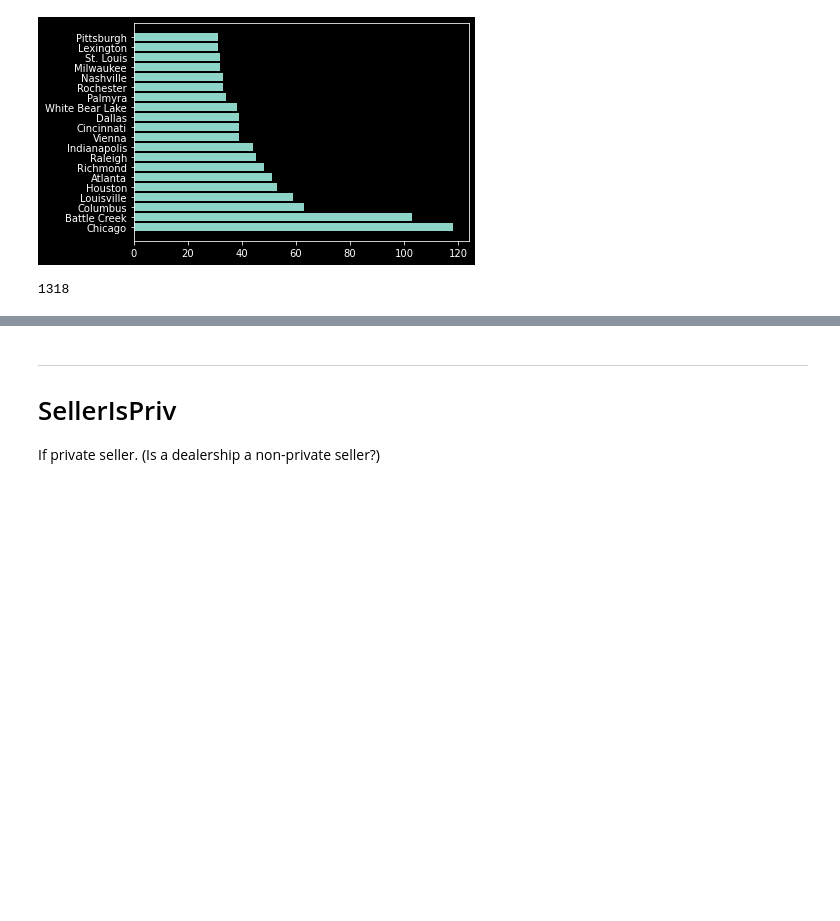
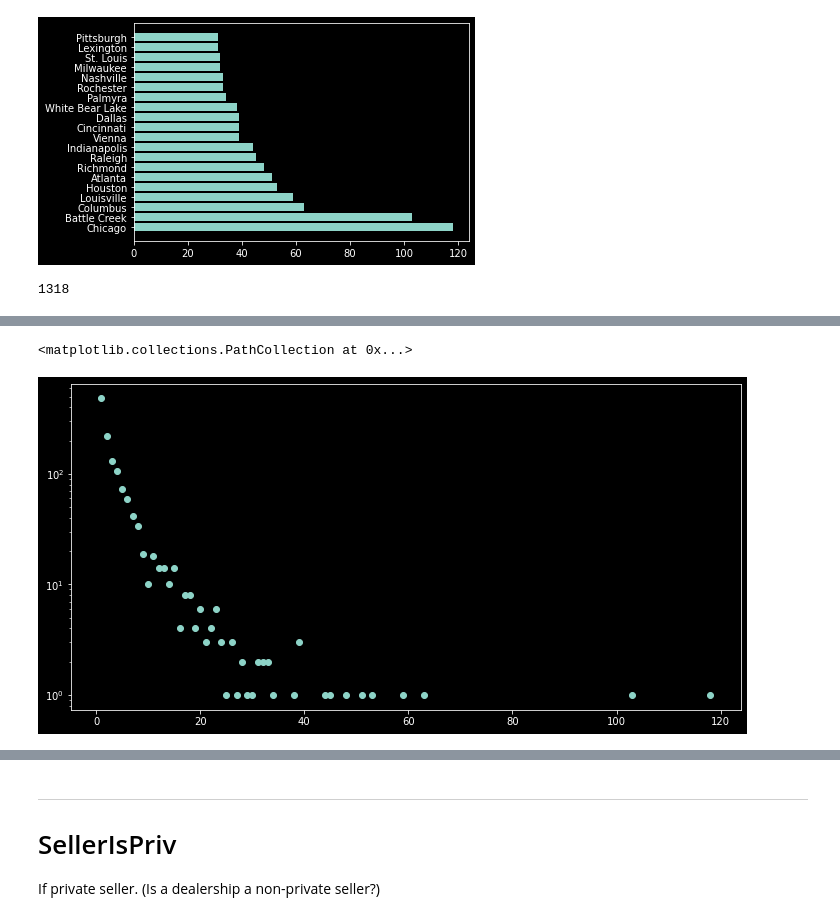
Before and after one commit to dtersegno/boeingds, a Jupyter notebook: notebooks/1_EDA.ipynb, the cells around one changed output, grey strips where cells are left out. Cells and saved outputs as stored; diff of their text form; code cells hidden in the pictures; blank space fills up the shorter version.

```diff
--- a/notebooks/1_EDA.ipynb
+++ b/notebooks/1_EDA.ipynb
@@ -90,8 +95,9 @@ testdf.ListingID.diff().hist(bins = 30, log = True)
 These all appear to be USA cities. Top represented cities largely not from the west coast?
 # %%
 #plot number of instances of sales from the most represented cities
-scvaluecounts = traindf.SellerCity.value_counts()[:20];
-plt.barh(scvaluecounts.index, scvaluecounts);
+scvaluecounts = traindf.SellerCity.value_counts();
+plot_limit = 20
+plt.barh(scvaluecounts.index[:plot_limit], scvaluecounts[:plot_limit]);
 # %% [output]
 [figure]
 # %%
@@ -101,0 +140,11 @@ len(traindf.SellerCity.unique())
+# %%
+#look at value counts of value counts.
+scvcvc = scvaluecounts.value_counts()
+
+#plot how many cities (y) have x sales
+fig, ax = plt.subplots(figsize = (12,6))
+ax.set_yscale('log')
+plt.scatter(scvcvc.index, scvcvc)
+# %% [output]
+<matplotlib.collections.PathCollection at 0x...>
+[figure, added]
```
Also changed, not shown: parts of 22 cells of this notebook, 1 other file.
